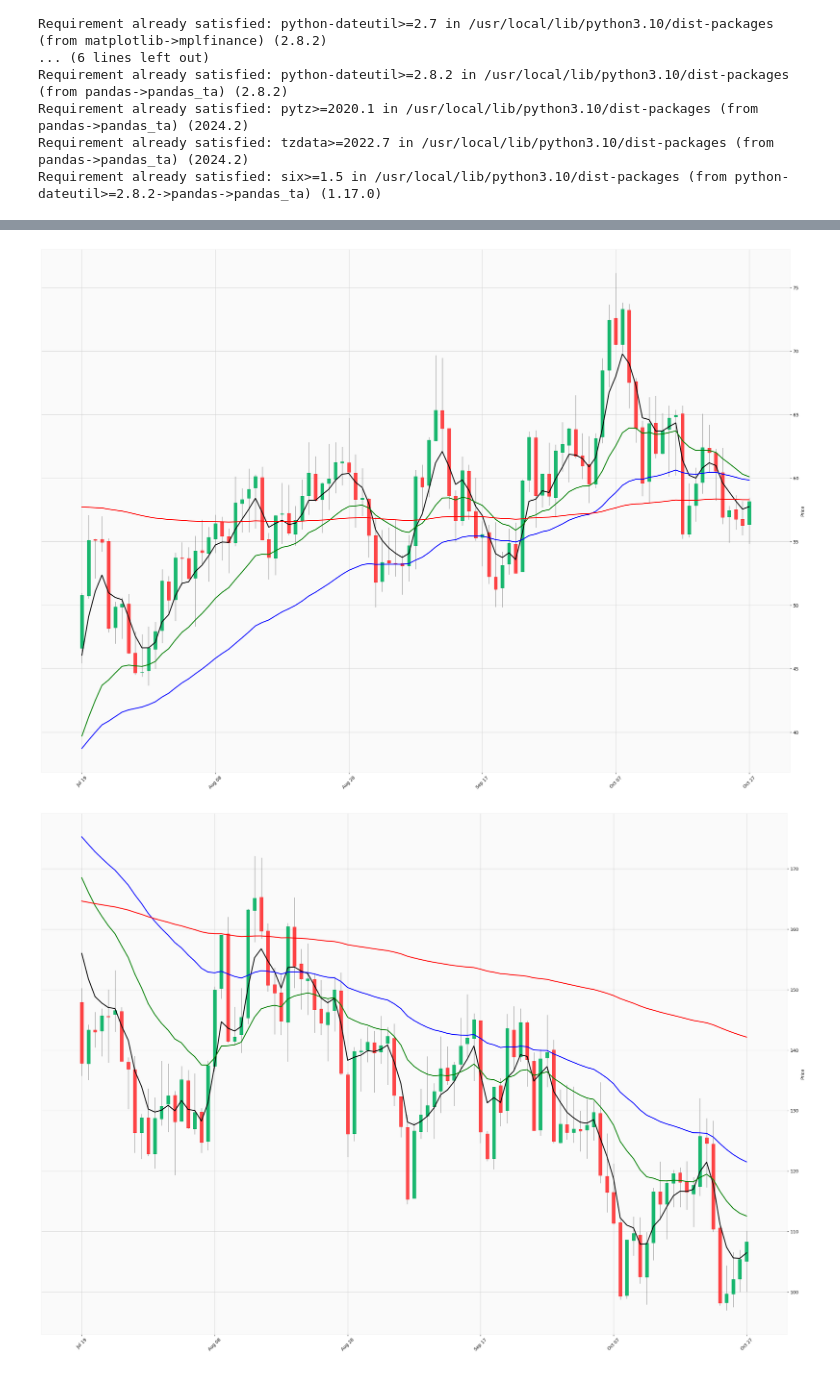
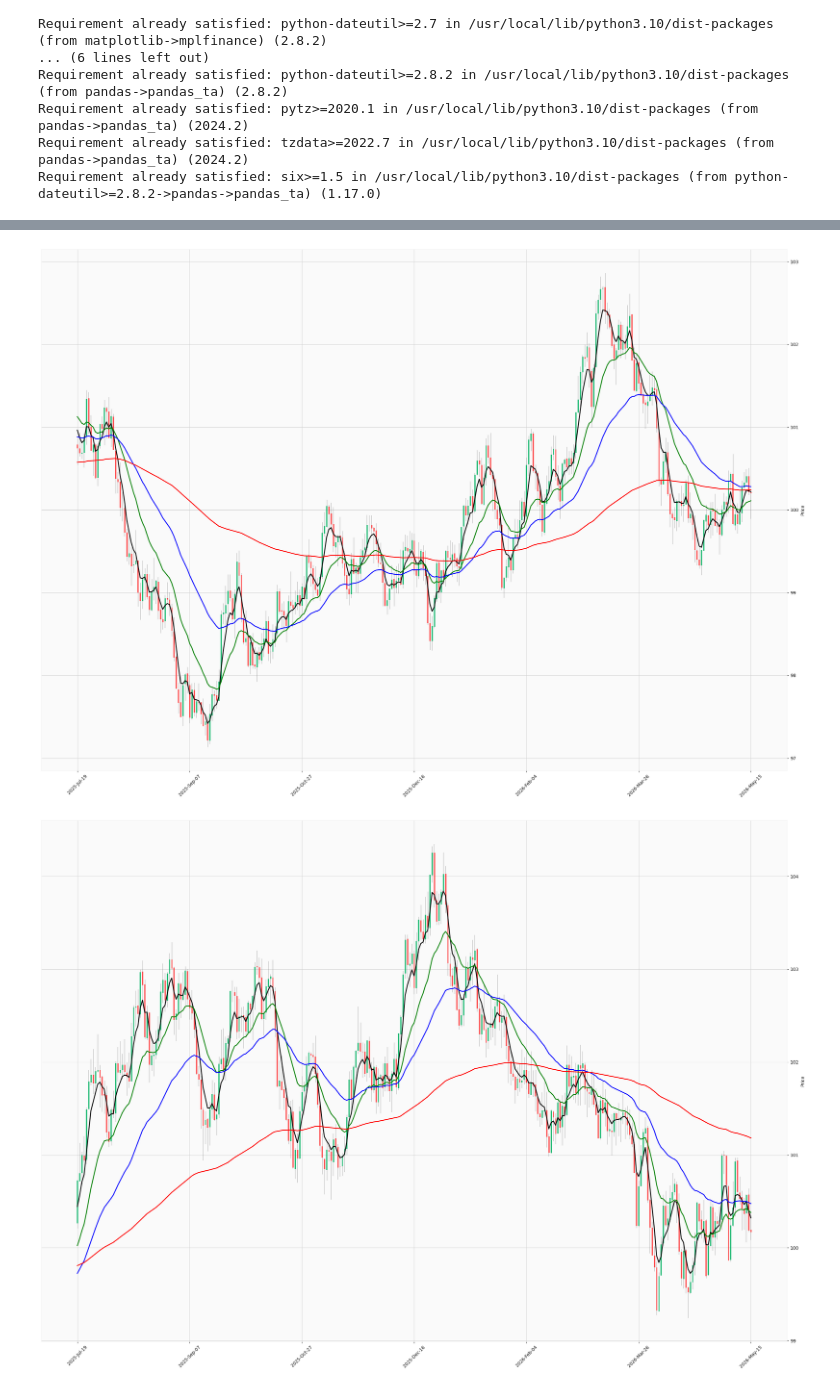
Before and after one commit to vkthakur90/AI_Applications, a Jupyter notebook: Monte_Carlo_Candlestick_Chart.ipynb, the cells around one changed output, grey strips where cells are left out. Cells and saved outputs as stored; diff of their text form; code cells hidden in the pictures.

```diff
--- a/Monte_Carlo_Candlestick_Chart.ipynb
+++ b/Monte_Carlo_Candlestick_Chart.ipynb
@@ -30,10 +30,10 @@ import mplfinance as mpf
 import pandas_ta as ta
 import datetime as dt
 # %%
-mu = 0.10
+mu = 0.0
 sigma = 0.05
 S0 = 100
-days = 300
+days = 500
 # %%
 def plot_candle_sticks(mu, sigma, S0, days):
     e = np.random.normal(size = [24 * 60, days])
@@ -70,13 +70,15 @@ def plot_candle_sticks(mu, sigma, S0, days):
     candlestick_df['200 EMA'] = ta.ema(candlestick_df['Close'], length=200)  # 50-day Exponential Moving Average
     candlestick_df.dropna(inplace = True)
 
-    ema5 = mpf.make_addplot(candlestick_df['5 EMA'], color='black', width=2)
-    ema20 = mpf.make_addplot(candlestick_df['20 EMA'], color='green', width=2)
-    ema50 = mpf.make_addplot(candlestick_df['50 EMA'], color='blue', width=2)
-    ema200 = mpf.make_addplot(candlestick_df['200 EMA'], color='red', width=2)
+    data_df = candlestick_df
+
+    ema5 = mpf.make_addplot(data_df['5 EMA'], color='black', width=2)
+    ema20 = mpf.make_addplot(data_df['20 EMA'], color='green', width=2)
+    ema50 = mpf.make_addplot(data_df['50 EMA'], color='blue', width=2)
+    ema200 = mpf.make_addplot(data_df['200 EMA'], color='red', width=2)
 
     mpf.plot(
-        candlestick_df,
+        data_df,
         type="candle",  # Candlestick chart
         style="yahoo",  # Chart style
         addplot=[ema5, ema20, ema50, ema200],
@@ -93,9 +95,9 @@ plot_candle_sticks(0.5, 1.00, S0, days)
 # %%
-plot_candle_sticks(0.5, 1.00, S0, days)
+plot_candle_sticks(mu, sigma, S0, days)
 # %% [output]
-[figure, old version]
+[figure, new version]
 # %%
-plot_candle_sticks(0.5, 1.00, S0, days)
+plot_candle_sticks(mu, sigma, S0, days)
 # %% [output]
-[figure, old version]
+[figure, new version]
 # %%
```
Also changed, not shown: parts of 5 cells of this notebook.
